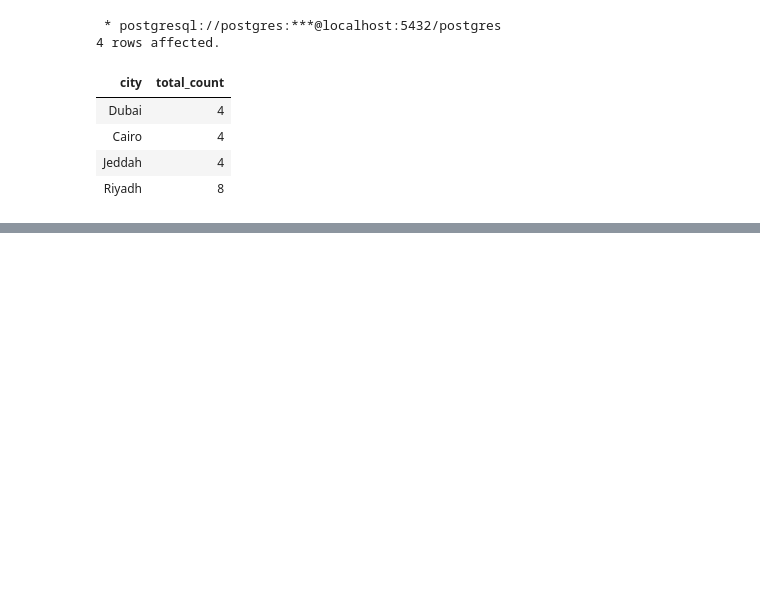
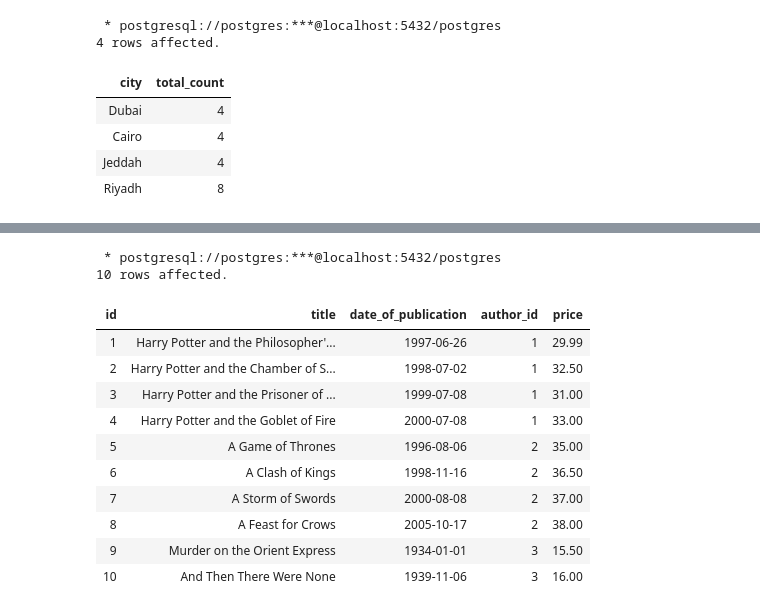
Before and after one commit to Yasir-4/data-science-practice, a Jupyter notebook: practice_2.ipynb, the cells around one changed output, grey strips where cells are left out. Cells and saved outputs as stored; diff of their text form; code cells hidden in the pictures; blank space fills up the shorter version.

```diff
--- a/practice_2.ipynb
+++ b/practice_2.ipynb
@@ -2035,0 +2255,17 @@ HAVING count(city) >=4;
+# %%
+%%sql
+SELECT * FROM books LIMIT 10;
+# %% [output]
+ * postgresql://postgres:***@localhost:5432/postgres
+10 rows affected.
+| id | title | date_of_publication | author_id | price |
+| 1 | Harry Potter and the Philosopher'... | 1997-06-26 | 1 | 29.99 |
+| 2 | Harry Potter and the Chamber of S... | 1998-07-02 | 1 | 32.50 |
+| 3 | Harry Potter and the Prisoner of ... | 1999-07-08 | 1 | 31.00 |
+| 4 | Harry Potter and the Goblet of Fire | 2000-07-08 | 1 | 33.00 |
+| 5 | A Game of Thrones | 1996-08-06 | 2 | 35.00 |
+| 6 | A Clash of Kings | 1998-11-16 | 2 | 36.50 |
+| 7 | A Storm of Swords | 2000-08-08 | 2 | 37.00 |
+| 8 | A Feast for Crows | 2005-10-17 | 2 | 38.00 |
+| 9 | Murder on the Orient Express | 1934-01-01 | 3 | 15.50 |
+| 10 | And Then There Were None | 1939-11-06 | 3 | 16.00 |
```
Also changed, not shown: parts of 18 cells of this notebook.
